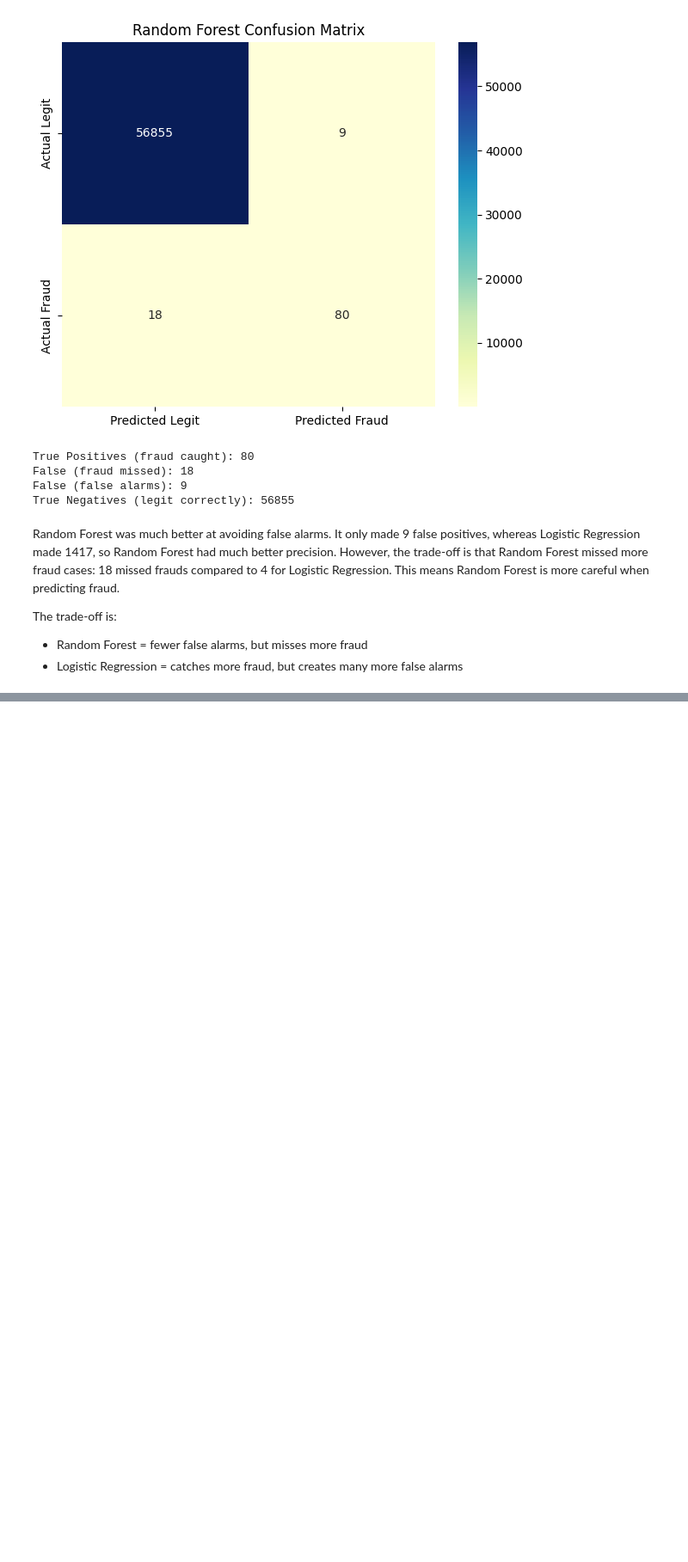
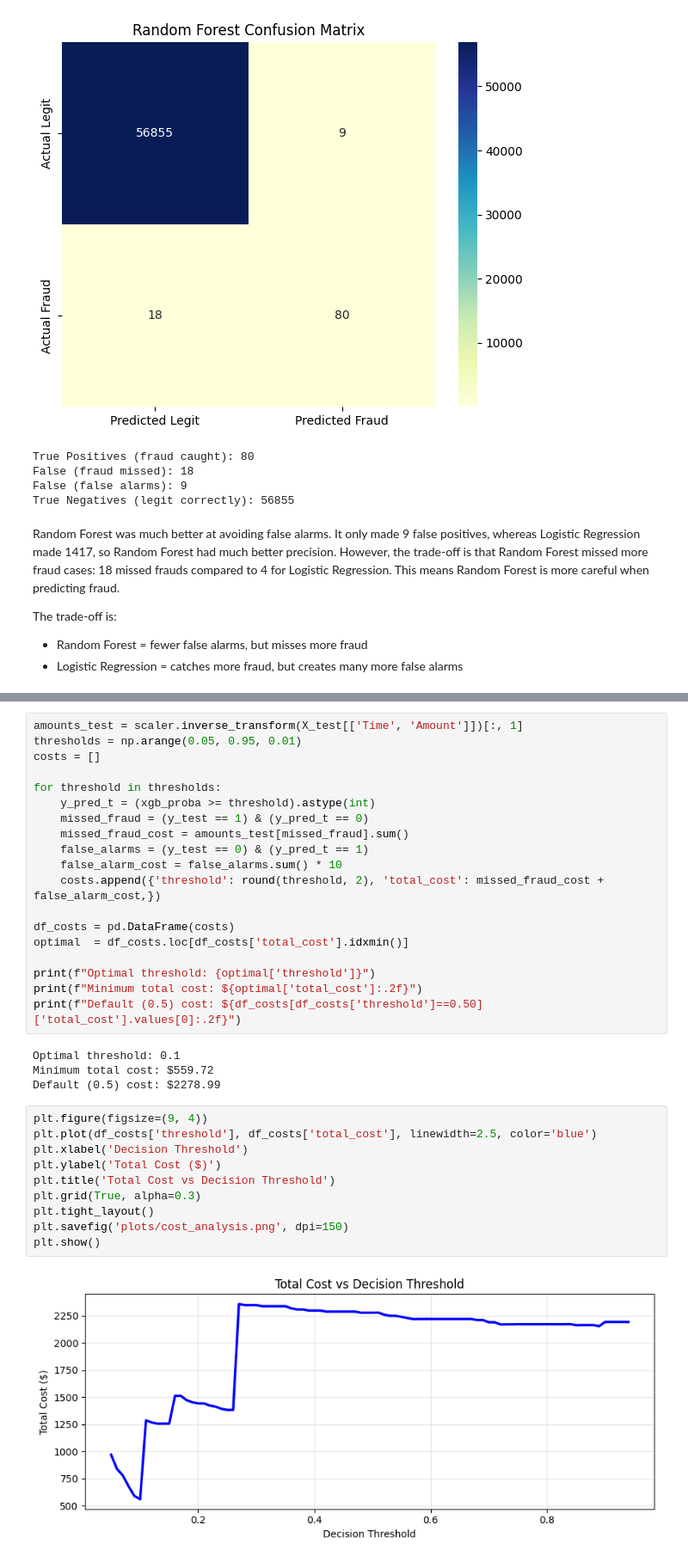
Before and after one commit to ShawarmaOnGit/ML-Assessment, a Jupyter notebook: credit_card_fraud_detection.ipynb, the cells around one changed output, grey strips where cells are left out. Shown at 86% size. Saved outputs shown, nothing was run; the diff lists cells and outputs as text; blank space fills up the shorter version.

Commit message:
feat: Finish cost analysis

```diff
--- a/credit_card_fraud_detection.ipynb
+++ b/credit_card_fraud_detection.ipynb
@@ -608,0 +673,35 @@ The trade-off is:
+# %%
+amounts_test = scaler.inverse_transform(X_test[['Time', 'Amount']])[:, 1]
+thresholds = np.arange(0.05, 0.95, 0.01)
+costs = []
+
+for threshold in thresholds:
+    y_pred_t = (xgb_proba >= threshold).astype(int)
+    missed_fraud = (y_test == 1) & (y_pred_t == 0)
+    missed_fraud_cost = amounts_test[missed_fraud].sum()
+    false_alarms = (y_test == 0) & (y_pred_t == 1)
+    false_alarm_cost = false_alarms.sum() * 10
+    costs.append({'threshold': round(threshold, 2), 'total_cost': missed_fraud_cost + false_alarm_cost,})
+
+df_costs = pd.DataFrame(costs)
+optimal  = df_costs.loc[df_costs['total_cost'].idxmin()]
+
+print(f"Optimal threshold: {optimal['threshold']}")
+print(f"Minimum total cost: ${optimal['total_cost']:.2f}")
+print(f"Default (0.5) cost: ${df_costs[df_costs['threshold']==0.50]['total_cost'].values[0]:.2f}")
+# %% [output]
+Optimal threshold: 0.1
+Minimum total cost: $559.72
+Default (0.5) cost: $2278.99
+# %%
+plt.figure(figsize=(9, 4))
+plt.plot(df_costs['threshold'], df_costs['total_cost'], linewidth=2.5, color='blue')
+plt.xlabel('Decision Threshold')
+plt.ylabel('Total Cost ($)')
+plt.title('Total Cost vs Decision Threshold')
+plt.grid(True, alpha=0.3)
+plt.tight_layout()
+plt.savefig('plots/cost_analysis.png', dpi=150)
+plt.show()
+# %% [output]
+[figure, added]
```
Also changed, not shown: parts of 9 cells of this notebook.
